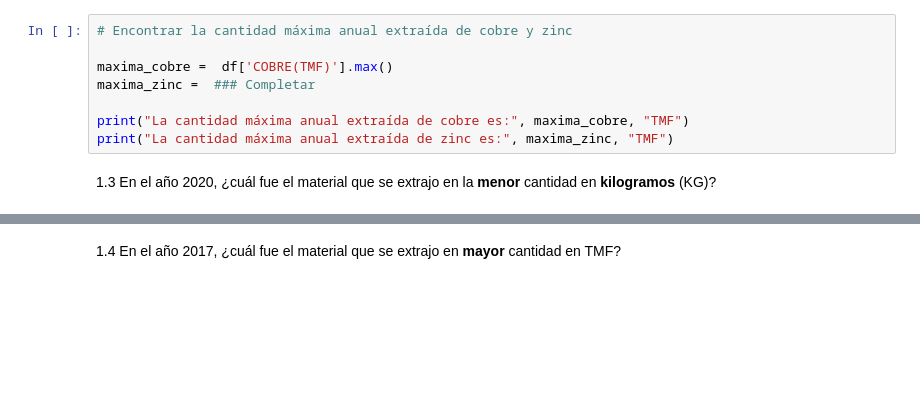
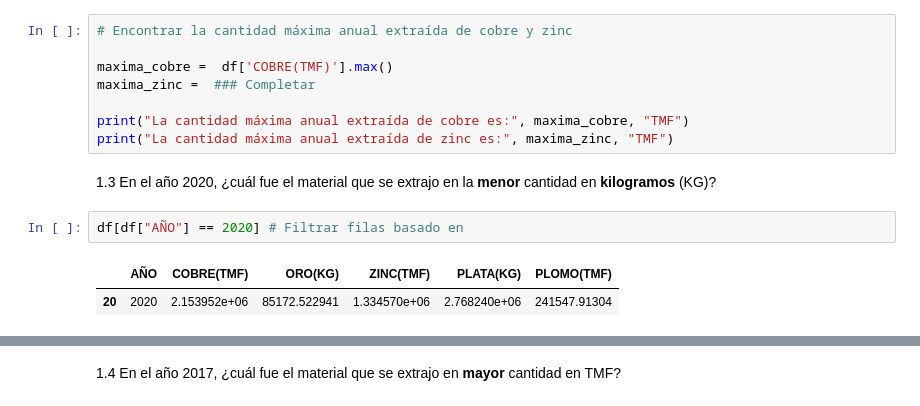
Before and after one commit to Armando1701/UTEC_Phyton_Jorge, a Jupyter notebook: Sesión_1_[Student_View].ipynb, the cells around one changed output, grey strips where cells are left out. Saved outputs shown, nothing was run; the diff lists cells and outputs as text; blank space fills up the shorter version.

```diff
--- a/Sesión_1_[Student_View].ipynb
+++ b/Sesión_1_[Student_View].ipynb
@@ -105,3 +157,8 @@ print("La cantidad máxima anual extraída de cobre es:", maxima_cobre, "TMF")
 print("La cantidad máxima anual extraída de zinc es:", maxima_zinc, "TMF")
 # %% [markdown]
 1.3 En el año 2020, ¿cuál fue el material que se extrajo en la **menor** cantidad en **kilogramos** (KG)?
+# %%
+df[df["AÑO"] == 2020] # Filtrar filas basado en
+# %% [output]
+|  | AÑO | COBRE(TMF) | ORO(KG) | ZINC(TMF) | PLATA(KG) | PLOMO(TMF) |
+| 20 | 2020 | 2.153952e+06 | 85172.522941 | 1.334570e+06 | 2.768240e+06 | 241547.91304 |
```
Also changed, not shown: parts of 16 cells of this notebook.
